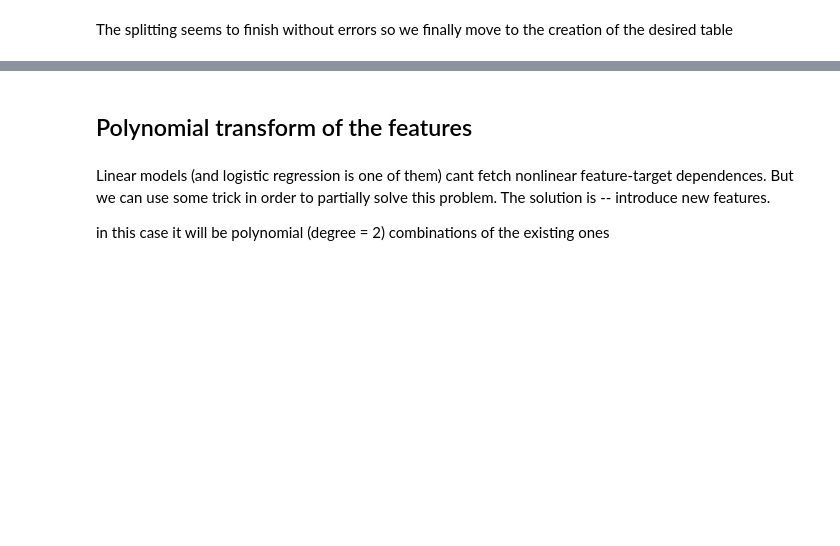
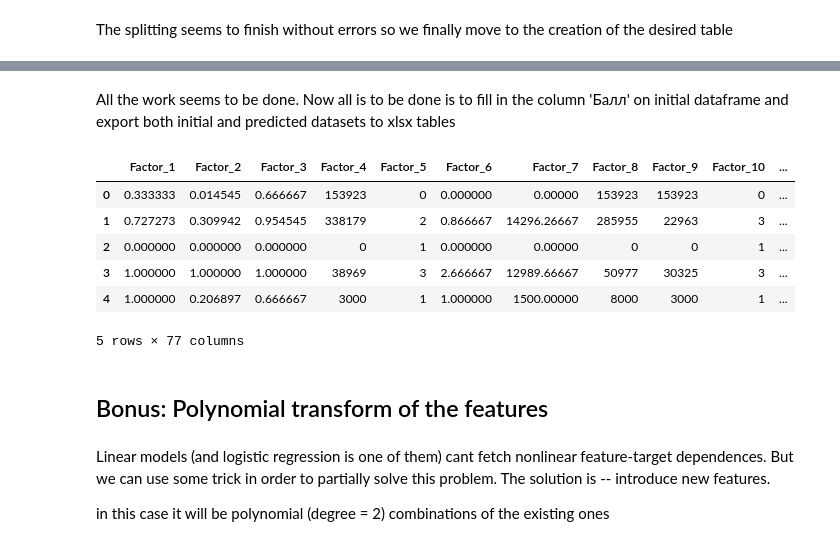
Before and after one commit to VitalyPetrov/scorista-testing-task, a Jupyter notebook: scorista_problem.ipynb, the cells around one changed output, grey strips where cells are left out. Saved outputs shown, nothing was run; the diff lists cells and outputs as text; code cells hidden in the pictures; blank space fills up the shorter version.

Commit message:
calculate the additional features + form the final dataset

```diff
--- a/scorista_problem.ipynb
+++ b/scorista_problem.ipynb
@@ -419,0 +455,13 @@ desired_table
+# %% [markdown]
+All the work seems to be done. Now all is to be done is to fill in the column 'Балл' on initial dataframe and export both initial and predicted datasets to xlsx tables
+# %%
+data['Балл'] = points
+data.head()
+# %% [output]
+|  | Factor_1 | Factor_2 | Factor_3 | Factor_4 | Factor_5 | Factor_6 | Factor_7 | Factor_8 | Factor_9 | Factor_10 | ... |
+| 0 | 0.333333 | 0.014545 | 0.666667 | 153923 | 0 | 0.000000 | 0.00000 | 153923 | 153923 | 0 | ... |
+| 1 | 0.727273 | 0.309942 | 0.954545 | 338179 | 2 | 0.866667 | 14296.26667 | 285955 | 22963 | 3 | ... |
+| 2 | 0.000000 | 0.000000 | 0.000000 | 0 | 1 | 0.000000 | 0.00000 | 0 | 0 | 1 | ... |
+| 3 | 1.000000 | 1.000000 | 1.000000 | 38969 | 3 | 2.666667 | 12989.66667 | 50977 | 30325 | 3 | ... |
+| 4 | 1.000000 | 0.206897 | 0.666667 | 3000 | 1 | 1.000000 | 1500.00000 | 8000 | 3000 | 1 | ... |
+5 rows × 77 columns
@@ -420,5 +476,5 @@ desired_table
 # %% [markdown]
-## Polynomial transform of the features
+## Bonus: Polynomial transform of the features
 # %% [markdown]
 Linear models (and logistic regression is one of them) cant fetch nonlinear feature-target dependences. But we can use some trick in order to partially solve this problem. The solution is -- introduce new features.
 
```
Also changed, not shown: parts of 9 cells of this notebook.
